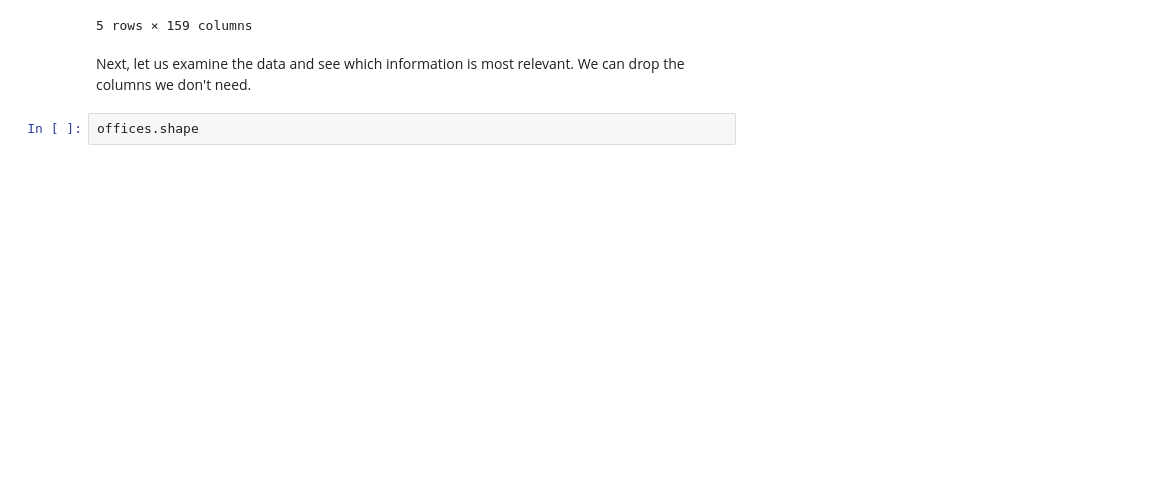
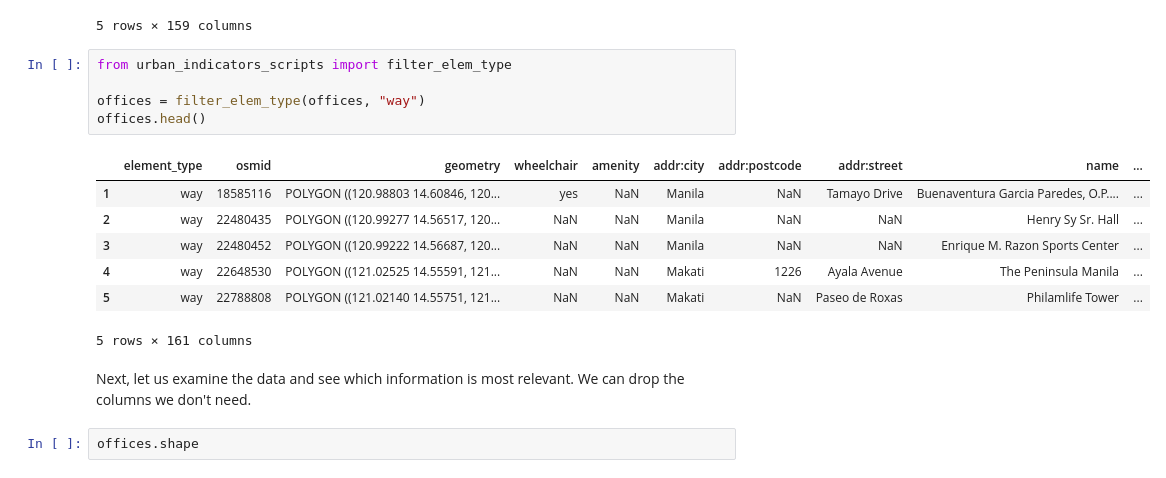
Before and after one commit to Automating-GIS-processes-II-2023/final-assignment-jeromemaiquez, a Jupyter notebook: final_exercise.ipynb, the cells around one changed output. Saved outputs shown, nothing was run; the diff lists cells and outputs as text; blank space fills up the shorter version.

```diff
--- a/final_exercise.ipynb
+++ b/final_exercise.ipynb
@@ -74,6 +75,19 @@ offices.head()
 |  | 22480452 | POLYGON ((120.99222 14.56687, 120... | NaN | NaN | Manila | NaN | NaN | Enrique M. Razon Sports Center | NaN | ... |
 |  | 22648530 | POLYGON ((121.02525 14.55591, 121... | NaN | NaN | Makati | 1226 | Ayala Avenue | The Peninsula Manila | NaN | ... |
 5 rows × 159 columns
+# %%
+from urban_indicators_scripts import filter_elem_type
+
+offices = filter_elem_type(offices, "way")
+offices.head()
+# %% [output]
+|  | element_type | osmid | geometry | wheelchair | amenity | addr:city | addr:postcode | addr:street | name | ... |
+| 1 | way | 18585116 | POLYGON ((120.98803 14.60846, 120... | yes | NaN | Manila | NaN | Tamayo Drive | Buenaventura Garcia Paredes, O.P.... | ... |
+| 2 | way | 22480435 | POLYGON ((120.99277 14.56517, 120... | NaN | NaN | Manila | NaN | NaN | Henry Sy Sr. Hall | ... |
+| 3 | way | 22480452 | POLYGON ((120.99222 14.56687, 120... | NaN | NaN | Manila | NaN | NaN | Enrique M. Razon Sports Center | ... |
+| 4 | way | 22648530 | POLYGON ((121.02525 14.55591, 121... | NaN | NaN | Makati | 1226 | Ayala Avenue | The Peninsula Manila | ... |
+| 5 | way | 22788808 | POLYGON ((121.02140 14.55751, 121... | NaN | NaN | Makati | NaN | Paseo de Roxas | Philamlife Tower | ... |
+5 rows × 161 columns
 # %% [markdown]
 Next, let us examine the data and see which information is most relevant. We can drop the columns we don't need.
 # %%
```
Also changed, not shown: parts of 15 cells of this notebook, 1 other file.
